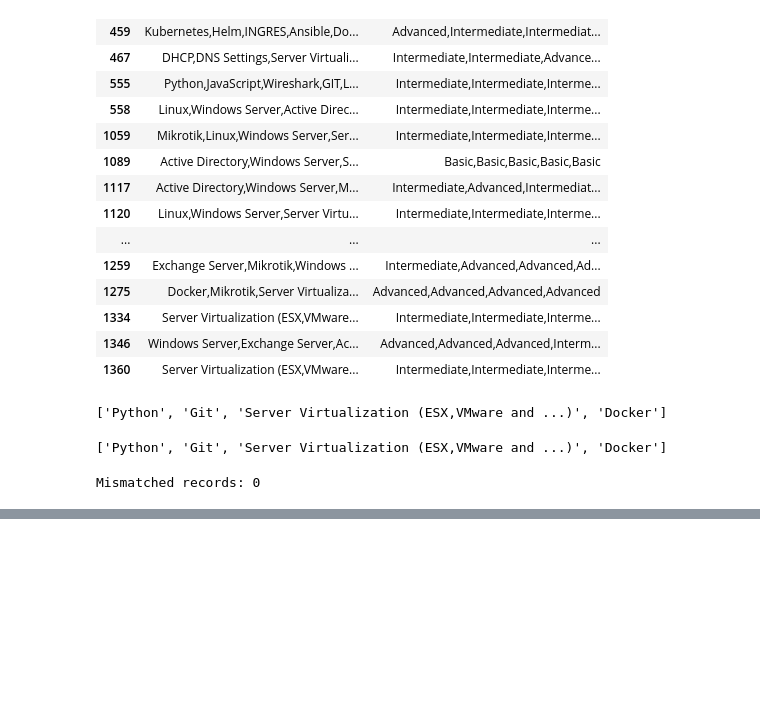
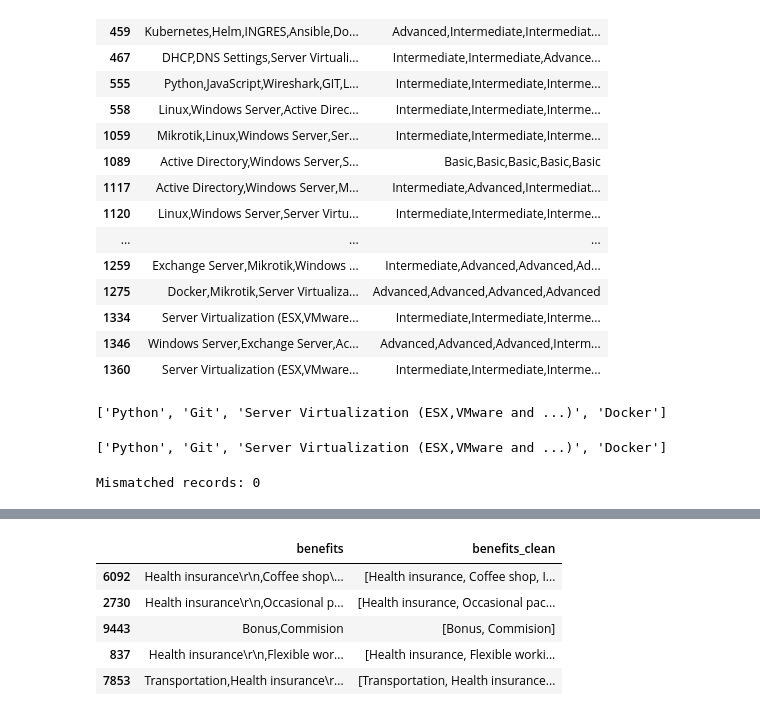
Before and after one commit to Behniash/Iran-Job-Market-Analysis, a Jupyter notebook: notebooks/03_Data Cleaning.ipynb, the cells around one changed output, grey strips where cells are left out. Cells and saved outputs as stored; diff of their text form; code cells hidden in the pictures; blank space fills up the shorter version.

```diff
--- a/notebooks/03_Data Cleaning.ipynb
+++ b/notebooks/03_Data Cleaning.ipynb
@@ -630,0 +772,20 @@ Mismatched records: 0
+# %%
+def clean_benefits(benefits):
+    """
+    Convert raw benefits string into a clean list.
+    """
+    if pd.isna(benefits):
+        return []
+    benefits = (benefits.replace("\r\n", ",").replace("\n", ","))
+    return [item.strip() for item in benefits.split(",") if item.strip()]
+# %%
+df["benefits_clean"] = df["benefits"].apply(clean_benefits)
+# %%
+df[["benefits", "benefits_clean"]].dropna().sample(5,random_state=42)
+# %% [output]
+|  | benefits | benefits_clean |
+| 6092 | Health insurance\r\n,Coffee shop\... | [Health insurance, Coffee shop, I... |
+| 2730 | Health insurance\r\n,Occasional p... | [Health insurance, Occasional pac... |
+| 9443 | Bonus,Commision | [Bonus, Commision] |
+| 837 | Health insurance\r\n,Flexible wor... | [Health insurance, Flexible worki... |
+| 7853 | Transportation,Health insurance\r... | [Transportation, Health insurance... |
```
Also changed, not shown: parts of 10 cells of this notebook.
